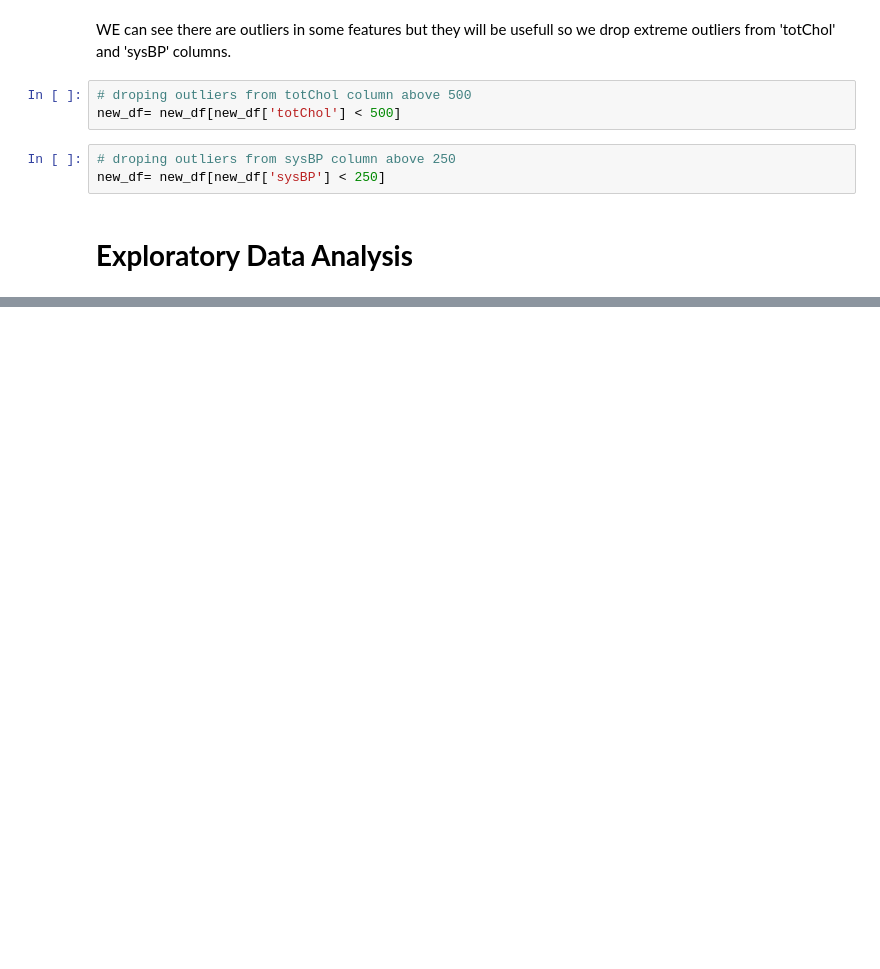
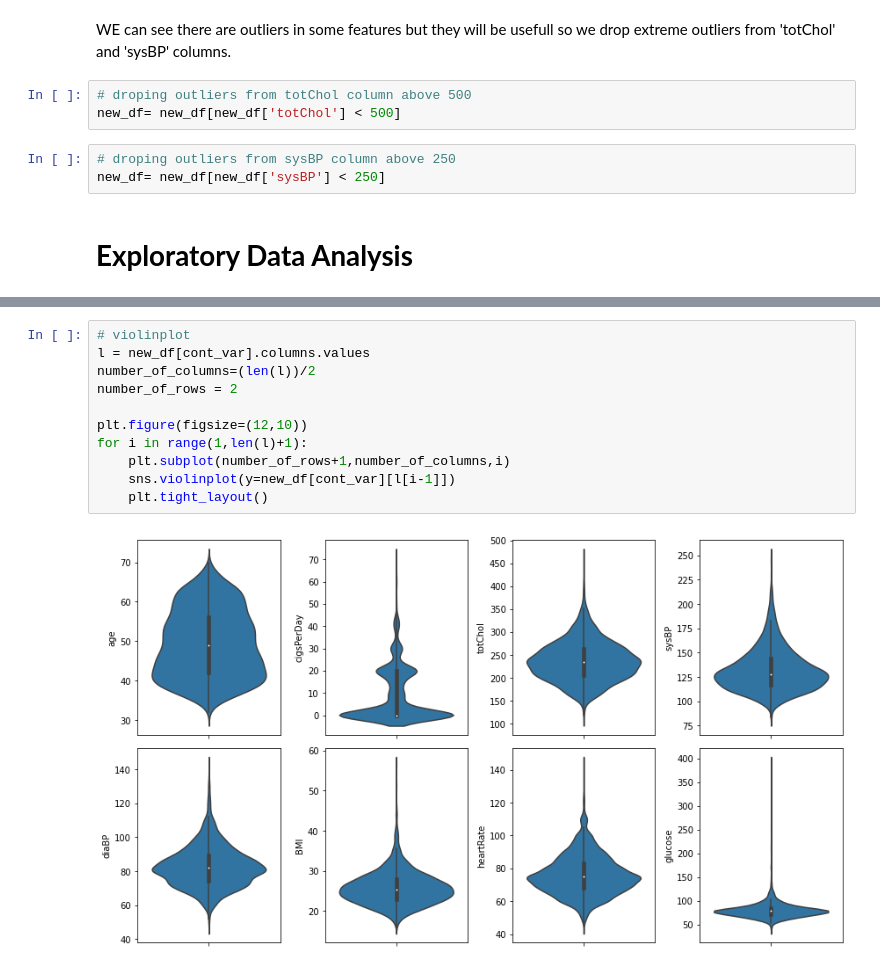
Before and after one commit to harishgawade1999/Cardiovascular-Risk-Prediction-, a Jupyter notebook: Harish_Cardiovascular_Risk_Prediction_Capstone_Project.ipynb, the cells around one changed output, grey strips where cells are left out. Drawn from its saved outputs; the diff is of its cells as text; blank space fills up the shorter version.

```diff
--- a/Harish_Cardiovascular_Risk_Prediction_Capstone_Project.ipynb
+++ b/Harish_Cardiovascular_Risk_Prediction_Capstone_Project.ipynb
@@ -420,0 +314,13 @@ for col in bin_var:
+# %%
+# violinplot
+l = new_df[cont_var].columns.values
+number_of_columns=(len(l))/2
+number_of_rows = 2
+
+plt.figure(figsize=(12,10))
+for i in range(1,len(l)+1):
+    plt.subplot(number_of_rows+1,number_of_columns,i)
+    sns.violinplot(y=new_df[cont_var][l[i-1]])
+    plt.tight_layout()
+# %% [output]
+[figure, added]
```
Also changed, not shown: parts of 56 cells of this notebook.
